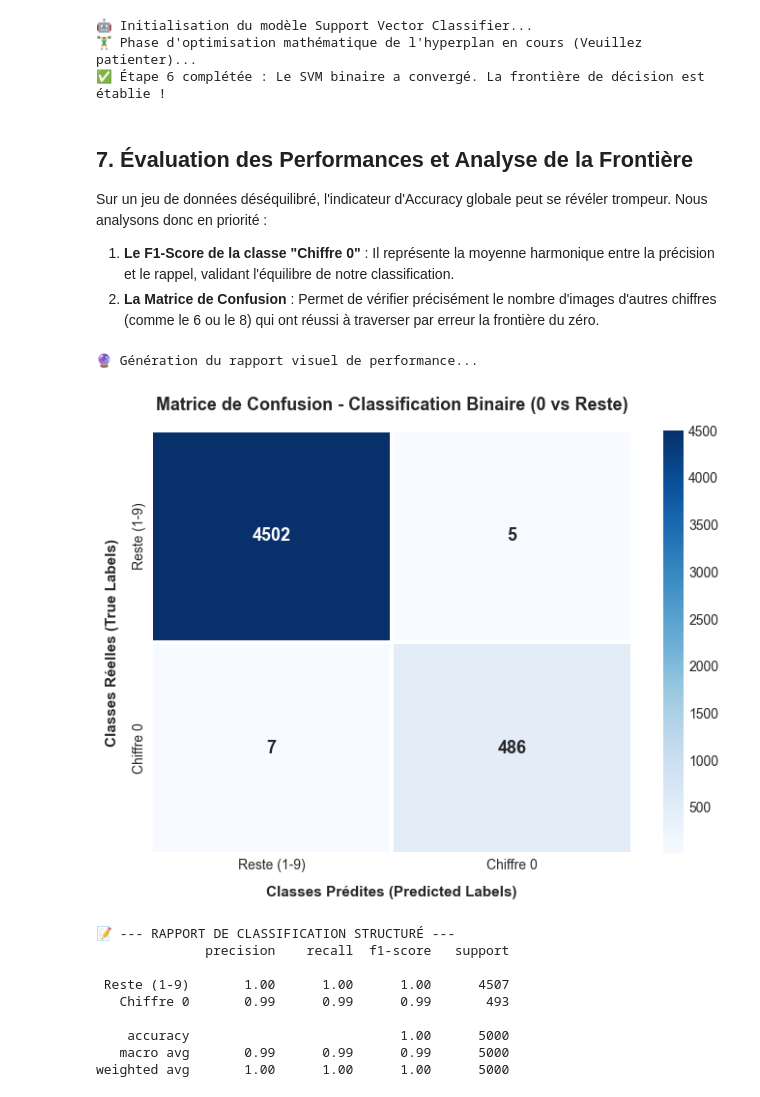
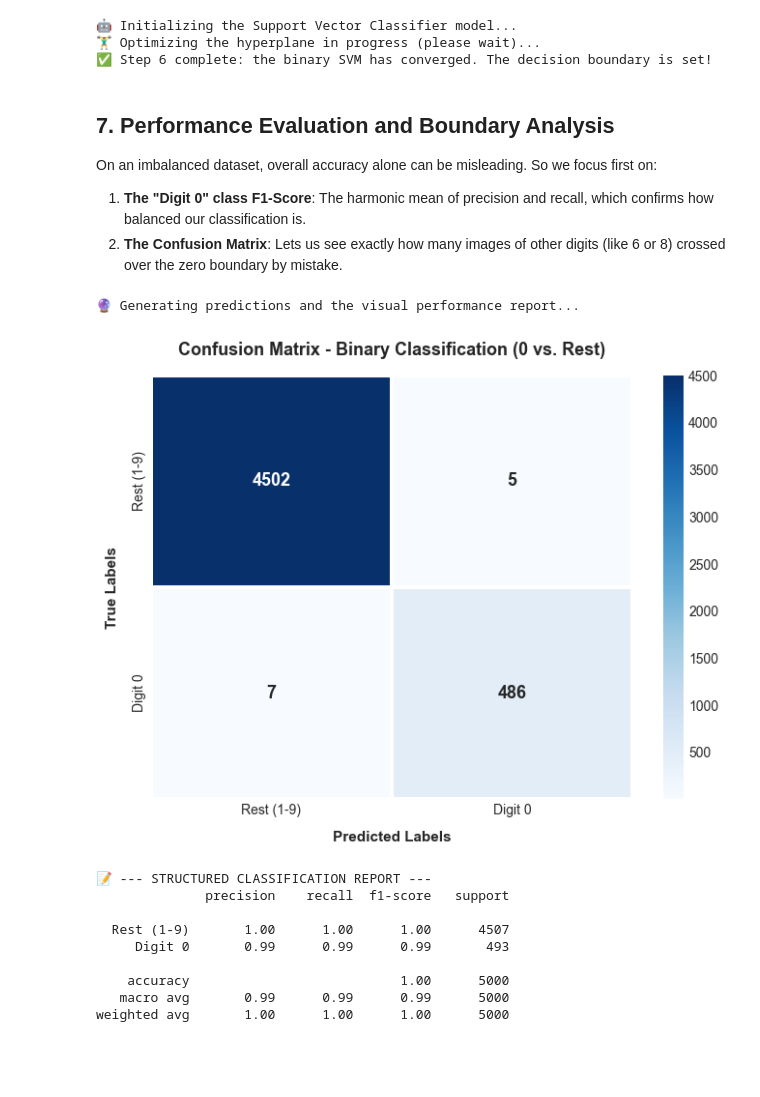
Before and after one commit to Soukaina009/ML_Methods_Hub, a Jupyter notebook: notebooks/SVM_MNIST_OVSR.ipynb, the cells around one changed output. Drawn from its saved outputs; the diff is of its cells as text; code cells hidden in the pictures; blank space fills up the shorter version.

```diff
--- a/notebooks/SVM_MNIST_OVSR.ipynb
+++ b/notebooks/SVM_MNIST_OVSR.ipynb
@@ -151,72 +151,73 @@ Nous utilisons un **noyau RBF (Radial Basis Function)** pour projeter les donné
 # %%
 # ============================================================================
-# 6. ENTRAÎNEMENT DU CLASSIFIEUR SVM BINAIRE (NOYAU RBF)
+# 6. TRAINING THE BINARY SVM CLASSIFIER (RBF KERNEL)
 # ============================================================================
-print("🤖 Initialisation du modèle Support Vector Classifier...")
-svm_binaire = SVC(kernel='rbf', C=5.0, gamma='scale', random_state=42)
+print("🤖 Initializing the Support Vector Classifier model...")
+binary_svm = SVC(kernel='rbf', C=5.0, gamma='scale', random_state=42)
 
-print("🏋️‍♂️ Phase d'optimisation mathématique de l'hyperplan en cours (Veuillez patienter)...")
-svm_binaire.fit(X_train_pca, y_train)
+print("🏋️‍♂️ Optimizing the hyperplane in progress (please wait)...")
+binary_svm.fit(X_train_pca, y_train)
 
-print("✅ Étape 6 complétée : Le SVM binaire a convergé. La frontière de décision est établie !")
+print("✅ Step 6 complete: the binary SVM has converged. The decision boundary is set!")
 # %% [output]
-🤖 Initialisation du modèle Support Vector Classifier...
-🏋️‍♂️ Phase d'optimisation mathématique de l'hyperplan en cours (Veuillez patienter)...
-✅ Étape 6 complétée : Le SVM binaire a convergé. La frontière de décision est établie !
+🤖 Initializing the Support Vector Classifier model...
+🏋️‍♂️ Optimizing the hyperplane in progress (please wait)...
+✅ Step 6 complete: the binary SVM has converged. The decision boundary is set!
 # %% [markdown]
-## 7. Évaluation des Performances et Analyse de la Frontière
+## 7. Performance Evaluation and Boundary Analysis
 
-Sur un jeu de données déséquilibré, l'indicateur d'Accuracy globale peut se révéler trompeur. Nous analysons donc en priorité :
-1. **Le F1-Score de la classe "Chiffre 0"** : Il représente la moyenne harmonique entre la précision et le rappel, validant l'équilibre de notre classification.
-2. **La Matrice de Confusion** : Permet de vérifier précisément le nombre d'images d'autres chiffres (comme le 6 ou le 8) qui ont réussi à traverser par erreur la frontière du zéro.
+On an imbalanced dataset, overall accuracy alone can be misleading. So we focus first on:
+1. **The "Digit 0" class F1-Score**: The harmonic mean of precision and recall, which confirms how balanced our classification is.
+2. **The Confusion Matrix**: Lets us see exactly how many images of other digits (like 6 or 8) crossed over the zero boundary by mistake.
 # %%
 # ============================================================================
-# 7. EVALUATION ET AFFICHAGE DE LA MATRICE DE CONFUSION GRAPHIQUE (HEATMAP)
+# 7. EVALUATION AND CONFUSION MATRIX HEATMAP
 # ============================================================================
 import seaborn as sns
 from sklearn.metrics import confusion_matrix, classification_report
 
-print("🔮 Génération du rapport visuel de performance...")
+print("🔮 Generating predictions and the visual performance report...")
 
-# 1. Calcul de la matrice brute
+# 1. Predict on the test set, then compute the raw confusion matrix
+y_pred = binary_svm.predict(X_test_pca)
 cm = confusion_matrix(y_test, y_pred)
 
-# 2. Configuration de la figure Matplotlib
+# 2. Set up the Matplotlib figure
 plt.figure(figsize=(7, 5.5))
 
-# 3. Création du Heatmap avec Seaborn (Style professionnel bleu)
-# annot=True affiche les nombres, fmt='d' évite l'affichage scientifique (ex: 1e+03)
+# 3. Build the Seaborn heatmap (professional blue style)
+# annot=True shows the numbers, fmt='d' avoids scientific notation (e.g., 1e+03)
 sns.heatmap(cm,
             annot=True,
             fmt='d',
             cmap='Blues',
             linewidths=1.5,
             linecolor='white',
             cbar=True,
-            xticklabels=['Reste (1-9)', 'Chiffre 0'],
-            yticklabels=['Reste (1-9)', 'Chiffre 0'],
-            annot_kws={"size": 13, "weight": "bold"}) # Rend les chiffres intérieurs gros et nets
+            xticklabels=['Rest (1-9)', 'Digit 0'],
+            yticklabels=['Rest (1-9)', 'Digit 0'],
+            annot_kws={"size": 13, "weight": "bold"}) # Make the numbers inside big and clear
 
-# 4. Habillage complet et titres académiques
-plt.title("Matrice de Confusion - Classification Binaire (0 vs Reste)", fontweight='bold', fontsize=13, pad=15)
-plt.xlabel("Classes Prédites (Predicted Labels)", fontsize=11, fontweight='bold', labelpad=10)
-plt.ylabel("Classes Réelles (True Labels)", fontsize=11, fontweight='bold', labelpad=10)
+# 4. Full styling and titles
+plt.title("Confusion Matrix - Binary Classification (0 vs. Rest)", fontweight='bold', fontsize=13, pad=15)
+plt.xlabel("Predicted Labels", fontsize=11, fontweight='bold', labelpad=10)
+plt.ylabel("True Labels", fontsize=11, fontweight='bold', labelpad=10)
 
-# Ajustement pour éviter que les bords soient coupés
+# Adjust so nothing gets cut off
 plt.tight_layout()
 plt.show()
 
-# 5. Affichage textuel du rapport juste en dessous pour le rapport écrit
-print("\n📝 --- RAPPORT DE CLASSIFICATION STRUCTURÉ ---")
-print(classification_report(y_test, y_pred, target_names=['Reste (1-9)', 'Chiffre 0']))
+# 5. Print the report just below, for the written report
+print("\n📝 --- STRUCTURED CLASSIFICATION REPORT ---")
+print(classification_report(y_test, y_pred, target_names=['Rest (1-9)', 'Digit 0']))
 # %% [output]
-🔮 Génération du rapport visuel de performance...
+🔮 Generating predictions and the visual performance report...
-[figure, old version]
+[figure, new version]
-📝 --- RAPPORT DE CLASSIFICATION STRUCTURÉ ---
+📝 --- STRUCTURED CLASSIFICATION REPORT ---
               precision    recall  f1-score   support
 
- Reste (1-9)       1.00      1.00      1.00      4507
-   Chiffre 0       0.99      0.99      0.99       493
+  Rest (1-9)       1.00      1.00      1.00      4507
+     Digit 0       0.99      0.99      0.99       493
 
     accuracy                           1.00      5000
    macro avg       0.99      0.99      0.99      5000
```
Also changed, not shown: parts of 15 cells of this notebook, 3 other files.
